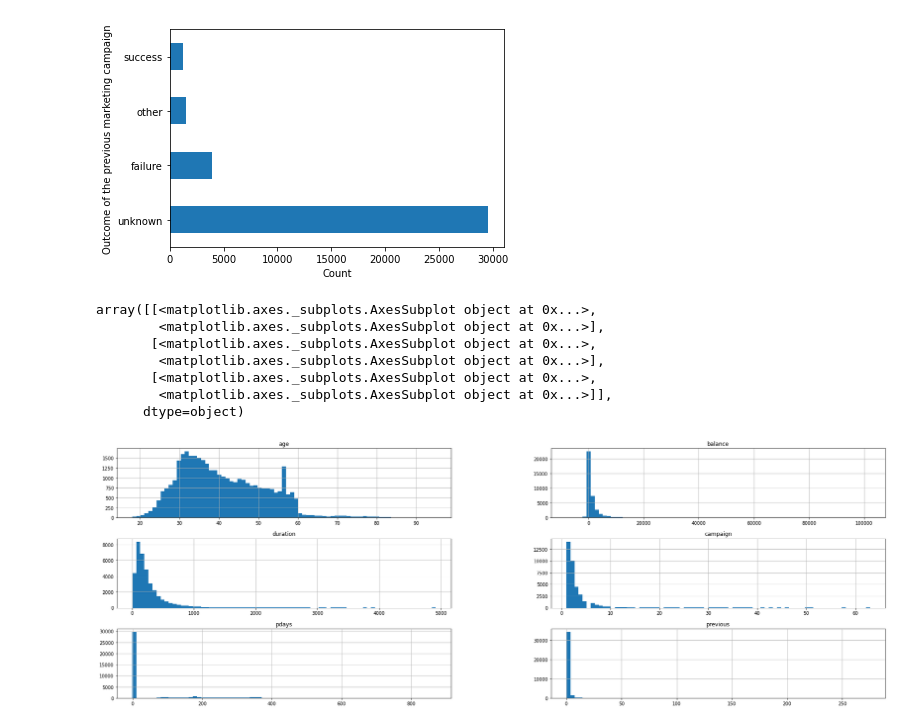
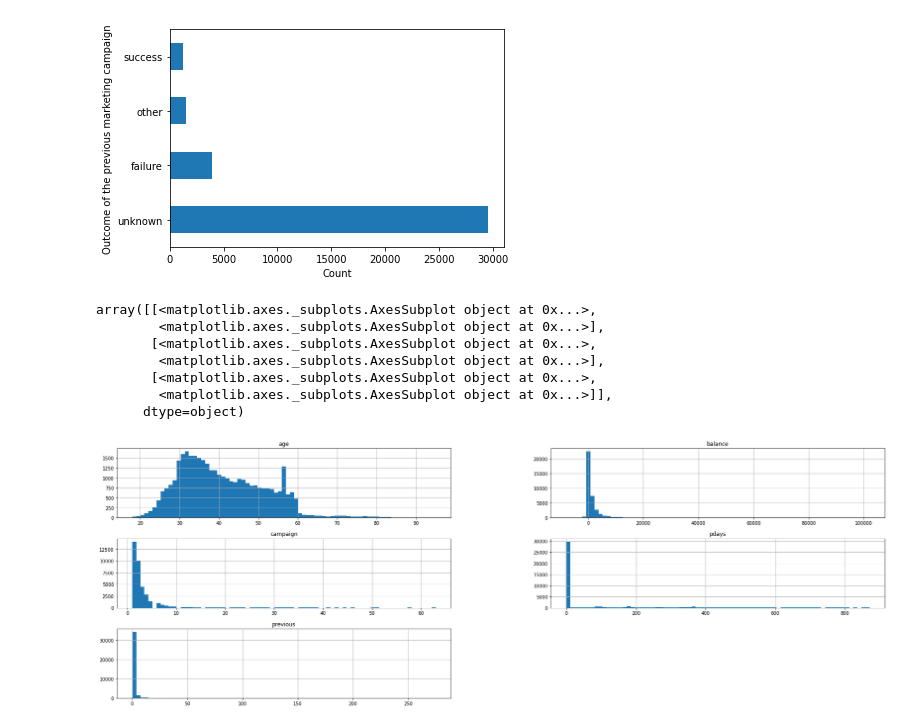
Before and after one commit to palit-ishan/Bank_Marketing_Campaign_Outcome, a Jupyter notebook: ML_Project_Notebook.ipynb, the cells around one changed output. Saved outputs shown, nothing was run; the diff lists cells and outputs as text; code cells hidden in the pictures.

```diff
--- a/ML_Project_Notebook.ipynb
+++ b/ML_Project_Notebook.ipynb
@@ -63,6 +65,9 @@ y            0
 dtype: int64
 # %% [markdown]
 No Null Values are there in the dataset
+# %%
+# Drop 'duration' column
+df_bank_full = df_bank_full.drop('duration', axis=1)
 # %%
 # Splitting the full data into test and train data to avoid inherent biases in models
 from sklearn.model_selection import train_test_split
@@ -151,13 +158,13 @@ Text(0, 0.5, 'Outcome of the previous marketing campaign')
 [figure]
 # %%
 # Univariate Analysis
-X_train.hist(column = ['age','balance','duration','campaign','pdays','previous'],figsize = (30,10),bins = 75)
+X_train.hist(column = ['age','balance','campaign','pdays','previous'],figsize = (30,10),bins = 75)
 # %% [output]
 array([[<matplotlib.axes._subplots.AxesSubplot object at 0x...>,
         <matplotlib.axes._subplots.AxesSubplot object at 0x...>],
        [<matplotlib.axes._subplots.AxesSubplot object at 0x...>,
         <matplotlib.axes._subplots.AxesSubplot object at 0x...>],
        [<matplotlib.axes._subplots.AxesSubplot object at 0x...>,
         <matplotlib.axes._subplots.AxesSubplot object at 0x...>]],
       dtype=object)
-[figure, old version]
+[figure, new version]
```
Also changed, not shown: parts of 10 cells of this notebook.
